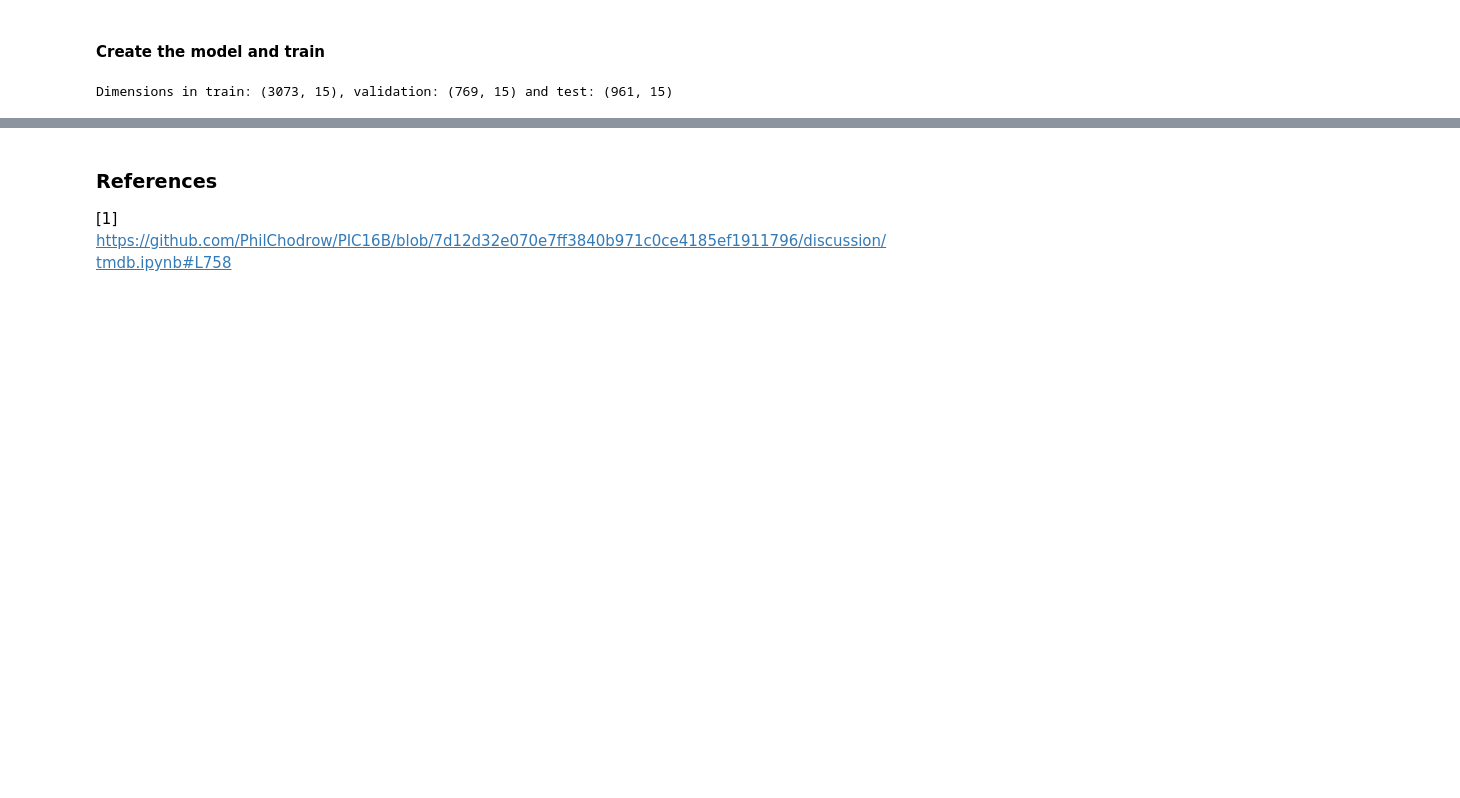
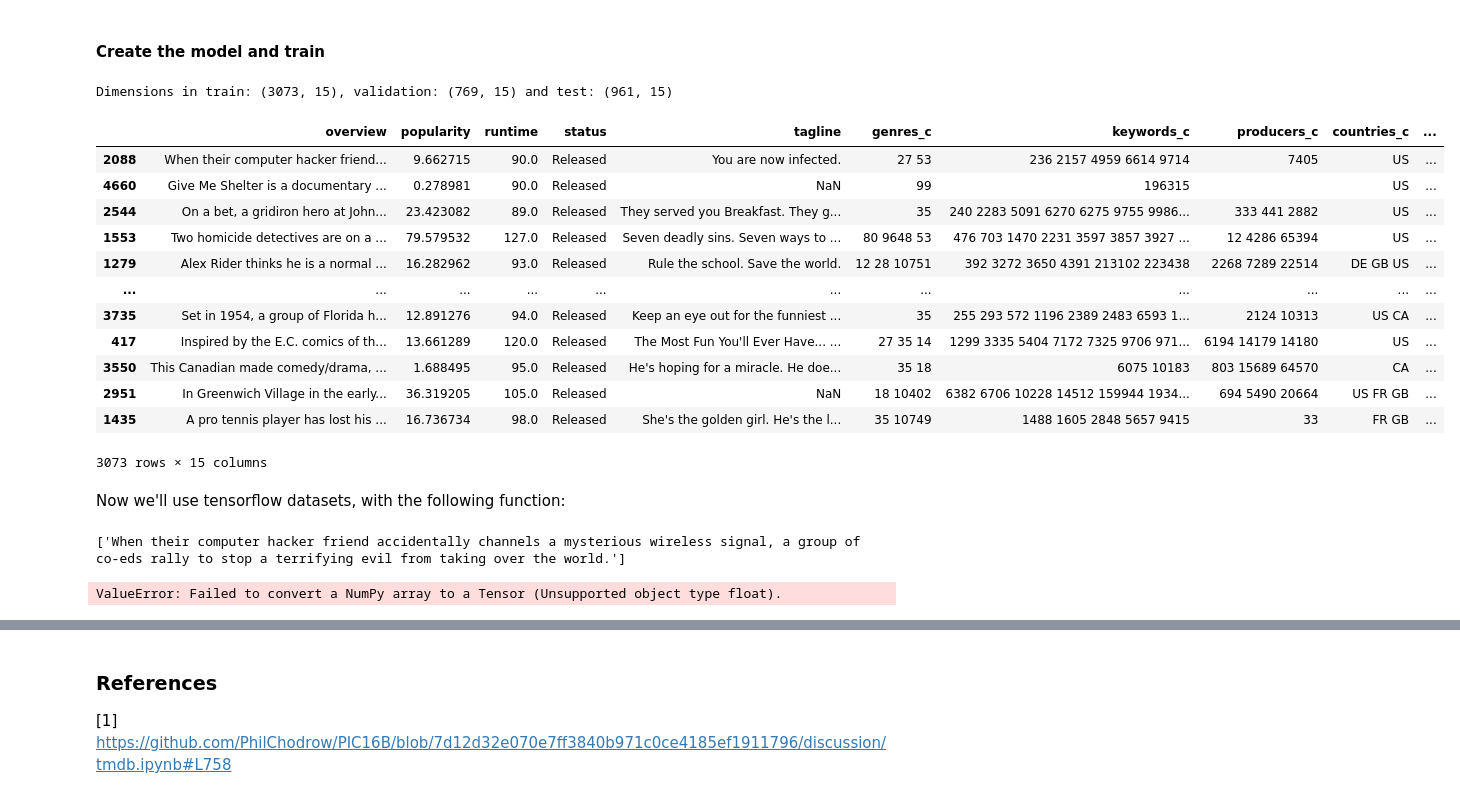
Before and after one commit to alexismenanieves/TensorFlow_Basics, a Jupyter notebook: notebooks/02_TMDB_Movie_Score_Regression.ipynb, the cells around one changed output, grey strips where cells are left out. Cells and saved outputs as stored; diff of their text form; code cells hidden in the pictures; blank space fills up the shorter version.

Commit message:
Create tensorflow datasets

```diff
--- a/notebooks/02_TMDB_Movie_Score_Regression.ipynb
+++ b/notebooks/02_TMDB_Movie_Score_Regression.ipynb
@@ -68,9 +75,10 @@ Some of the columns contains nested json data, other contains unique
 information like ids or names, so let's transform our dataset.
 # %%
 # 2. Preprocess data
-# 2.1 Create a interim dataset for transformations, drop unused columns
+# 2.1 Create a interim dataset for transformations, drop unused columns and NAs
 df_interim = df_raw.copy()
 df_interim = df_interim.drop(columns=['id','original_title','title','vote_count','original_language','homepage'])
+df_interim = df_interim.dropna()
 # %% [markdown]
 Now we can concatenate each id value in json format to form a id collection
 and process it for prediction
@@ -134,3 +141,44 @@ X_train, X_val, y_train, y_val = train_test_split(X_train, y_train, test_size=0.
 print(f'Dimensions in train: {X_train.shape}, validation: {X_val.shape} and test: {X_test.shape}')
 # %% [output]
 Dimensions in train: (3073, 15), validation: (769, 15) and test: (961, 15)
+# %%
+X_train
+# %% [output]
+|  | overview | popularity | runtime | status | tagline | genres_c | keywords_c | producers_c | countries_c | ... |
+| 2088 | When their computer hacker friend... | 9.662715 | 90.0 | Released | You are now infected. | 27 53 | 236 2157 4959 6614 9714 | 7405 | US | ... |
+| 4660 | Give Me Shelter is a documentary ... | 0.278981 | 90.0 | Released | NaN | 99 | 196315 |  | US | ... |
+| 2544 | On a bet, a gridiron hero at John... | 23.423082 | 89.0 | Released | They served you Breakfast. They g... | 35 | 240 2283 5091 6270 6275 9755 9986... | 333 441 2882 | US | ... |
+| 1553 | Two homicide detectives are on a ... | 79.579532 | 127.0 | Released | Seven deadly sins. Seven ways to ... | 80 9648 53 | 476 703 1470 2231 3597 3857 3927 ... | 12 4286 65394 | US | ... |
+| 1279 | Alex Rider thinks he is a normal ... | 16.282962 | 93.0 | Released | Rule the school. Save the world. | 12 28 10751 | 392 3272 3650 4391 213102 223438 | 2268 7289 22514 | DE GB US | ... |
+| ... | ... | ... | ... | ... | ... | ... | ... | ... | ... | ... |
+| 3735 | Set in 1954, a group of Florida h... | 12.891276 | 94.0 | Released | Keep an eye out for the funniest ... | 35 | 255 293 572 1196 2389 2483 6593 1... | 2124 10313 | US CA | ... |
+| 417 | Inspired by the E.C. comics of th... | 13.661289 | 120.0 | Released | The Most Fun You'll Ever Have... ... | 27 35 14 | 1299 3335 5404 7172 7325 9706 971... | 6194 14179 14180 | US | ... |
+| 3550 | This Canadian made comedy/drama, ... | 1.688495 | 95.0 | Released | He's hoping for a miracle. He doe... | 35 18 | 6075 10183 | 803 15689 64570 | CA | ... |
+| 2951 | In Greenwich Village in the early... | 36.319205 | 105.0 | Released | NaN | 18 10402 | 6382 6706 10228 14512 159944 1934... | 694 5490 20664 | US FR GB | ... |
+| 1435 | A pro tennis player has lost his ... | 16.736734 | 98.0 | Released | She's the golden girl. He's the l... | 35 10749 | 1488 1605 2848 5657 9415 | 33 | FR GB | ... |
+3073 rows × 15 columns
+# %% [markdown]
+Now we'll use tensorflow datasets, with the following function:
+# %%
+X_train['overview'].filter(items=[2088]).to_list()
+# %% [output]
+['When their computer hacker friend accidentally channels a mysterious wireless signal, a group of co-eds rally to stop a terrifying evil from taking over the world.']
+# %%
+def make_data(X,y):
+    return tf.data.Dataset.from_tensor_slices(
+        {
+            'genres_c': X['genres_c'],
+            'keywords_c': X['keywords_c'],
+            'overview': X['overview'],
+            #'producers_c': X['producers_c'],
+            #'countries_c': X['countries_c'],
+            #'languages_c': X['languages_c'],
+            #'tagline': X['tagline'],
+            #'scalars': X[['budget_log','revenue_log','popularity','runtime','Year_diff','Month_t']]
+        }
+    )
+train = make_data(X_train, y_train)
+val = make_data(X_val, y_val)
+test = make_data(X_test, y_test)
+# %% [output]
+ValueError: Failed to convert a NumPy array to a Tensor (Unsupported object type float).
```
Also changed, not shown: parts of 7 cells of this notebook.
